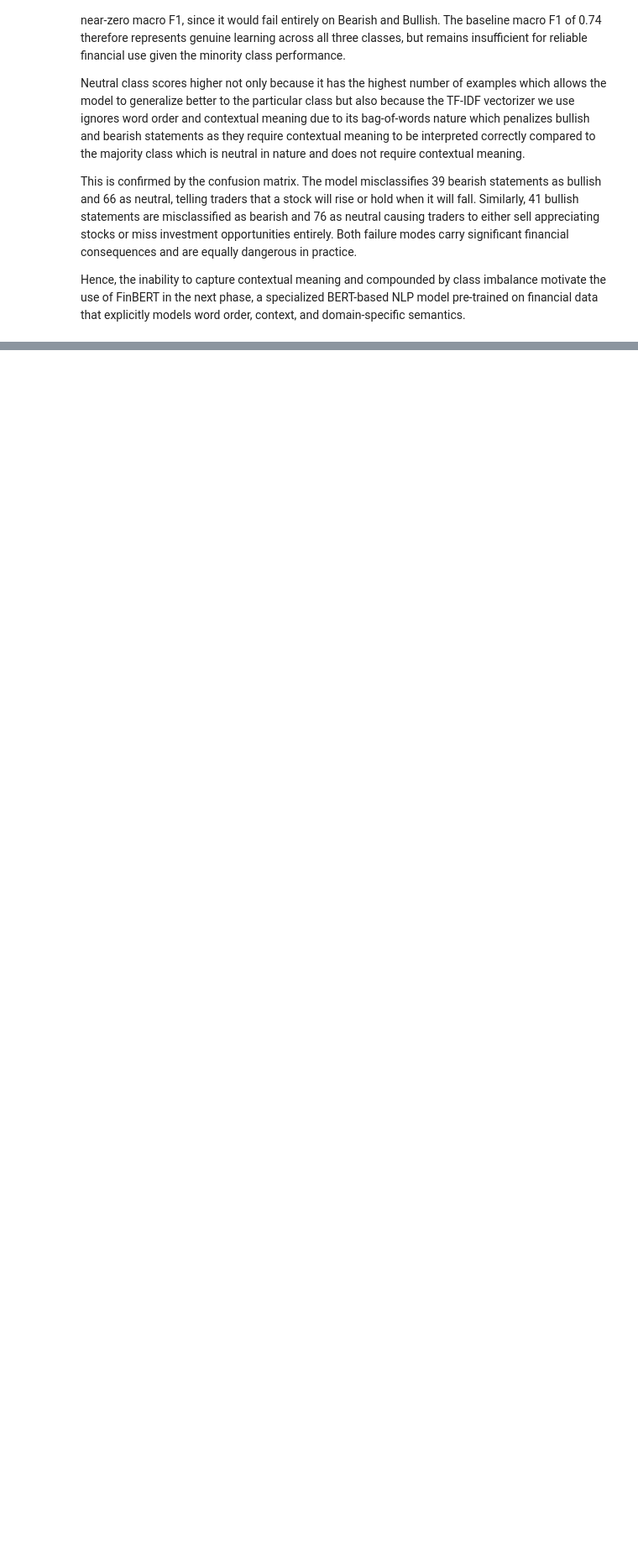
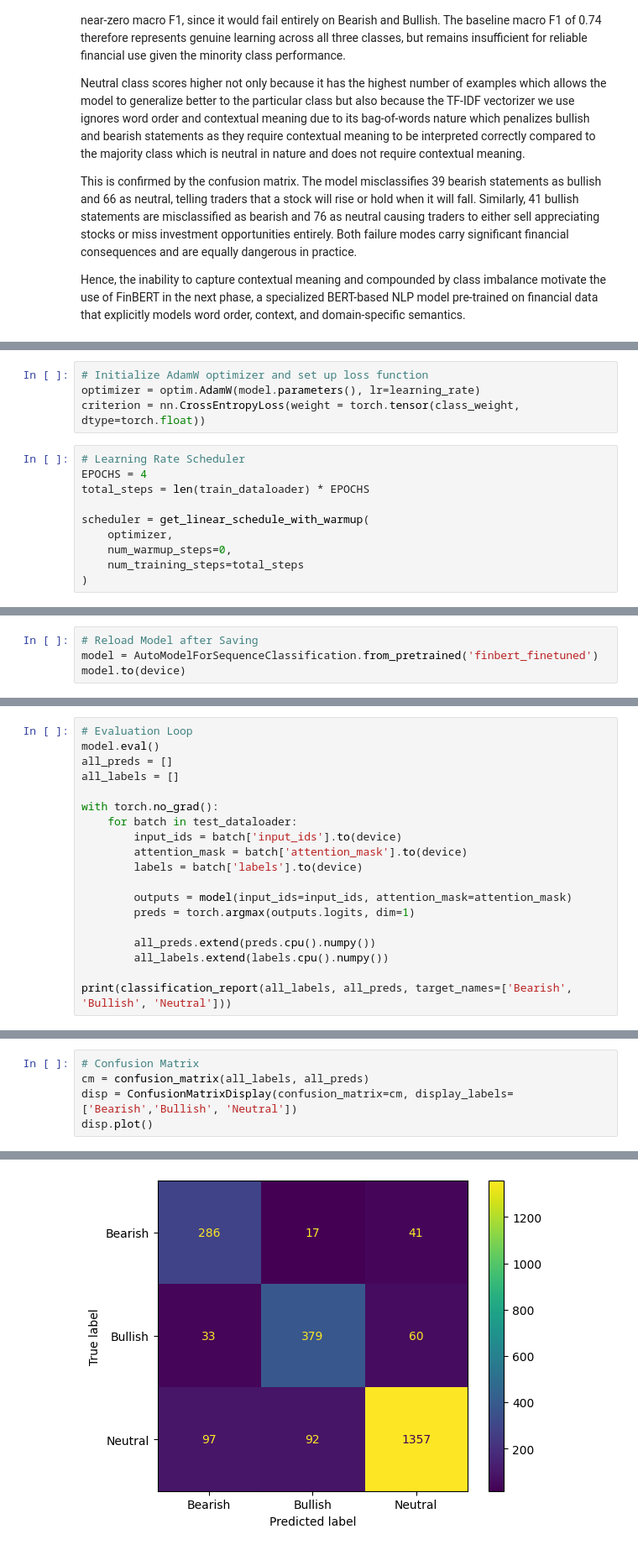
Before and after one commit to Benn800/financial-sentiment-analysis, a Jupyter notebook: financial_sentiment_analysis.ipynb, the cells around one changed output, grey strips where cells are left out. Shown at 84% size. Drawn from its saved outputs; the diff is of its cells as text; blank space fills up the shorter version.

Commit message:
feat(model): add FinBERT Text Classification Model

```diff
--- a/financial_sentiment_analysis.ipynb
+++ b/financial_sentiment_analysis.ipynb
@@ -312,0 +386,14 @@ Hence, the inability to capture contextual meaning and compounded by class imbal
+# %%
+# Initialize AdamW optimizer and set up loss function
+optimizer = optim.AdamW(model.parameters(), lr=learning_rate)
+criterion = nn.CrossEntropyLoss(weight = torch.tensor(class_weight, dtype=torch.float))
+# %%
+# Learning Rate Scheduler
+EPOCHS = 4
+total_steps = len(train_dataloader) * EPOCHS
+
+scheduler = get_linear_schedule_with_warmup(
+    optimizer,
+    num_warmup_steps=0,
+    num_training_steps=total_steps
+)
@@ -312,0 +444,4 @@ Hence, the inability to capture contextual meaning and compounded by class imbal
+# %%
+# Reload Model after Saving
+model = AutoModelForSequenceClassification.from_pretrained('finbert_finetuned')
+model.to(device)
@@ -312,0 +466,19 @@ Hence, the inability to capture contextual meaning and compounded by class imbal
+# %%
+# Evaluation Loop
+model.eval()
+all_preds = []
+all_labels = []
+
+with torch.no_grad():
+    for batch in test_dataloader:
+        input_ids = batch['input_ids'].to(device)
+        attention_mask = batch['attention_mask'].to(device)
+        labels = batch['labels'].to(device)
+
+        outputs = model(input_ids=input_ids, attention_mask=attention_mask)
+        preds = torch.argmax(outputs.logits, dim=1)
+
+        all_preds.extend(preds.cpu().numpy())
+        all_labels.extend(labels.cpu().numpy())
+
+print(classification_report(all_labels, all_preds, target_names=['Bearish', 'Bullish', 'Neutral']))
@@ -312,0 +495,6 @@ Hence, the inability to capture contextual meaning and compounded by class imbal
+# %%
+# Confusion Matrix
+cm = confusion_matrix(all_labels, all_preds)
+disp = ConfusionMatrixDisplay(confusion_matrix=cm, display_labels=['Bearish','Bullish', 'Neutral'])
+disp.plot()
+# %% [output]
@@ -312,0 +502 @@ Hence, the inability to capture contextual meaning and compounded by class imbal
+[figure, added]
```
Also changed, not shown: parts of 18 cells of this notebook, 1 other file.
